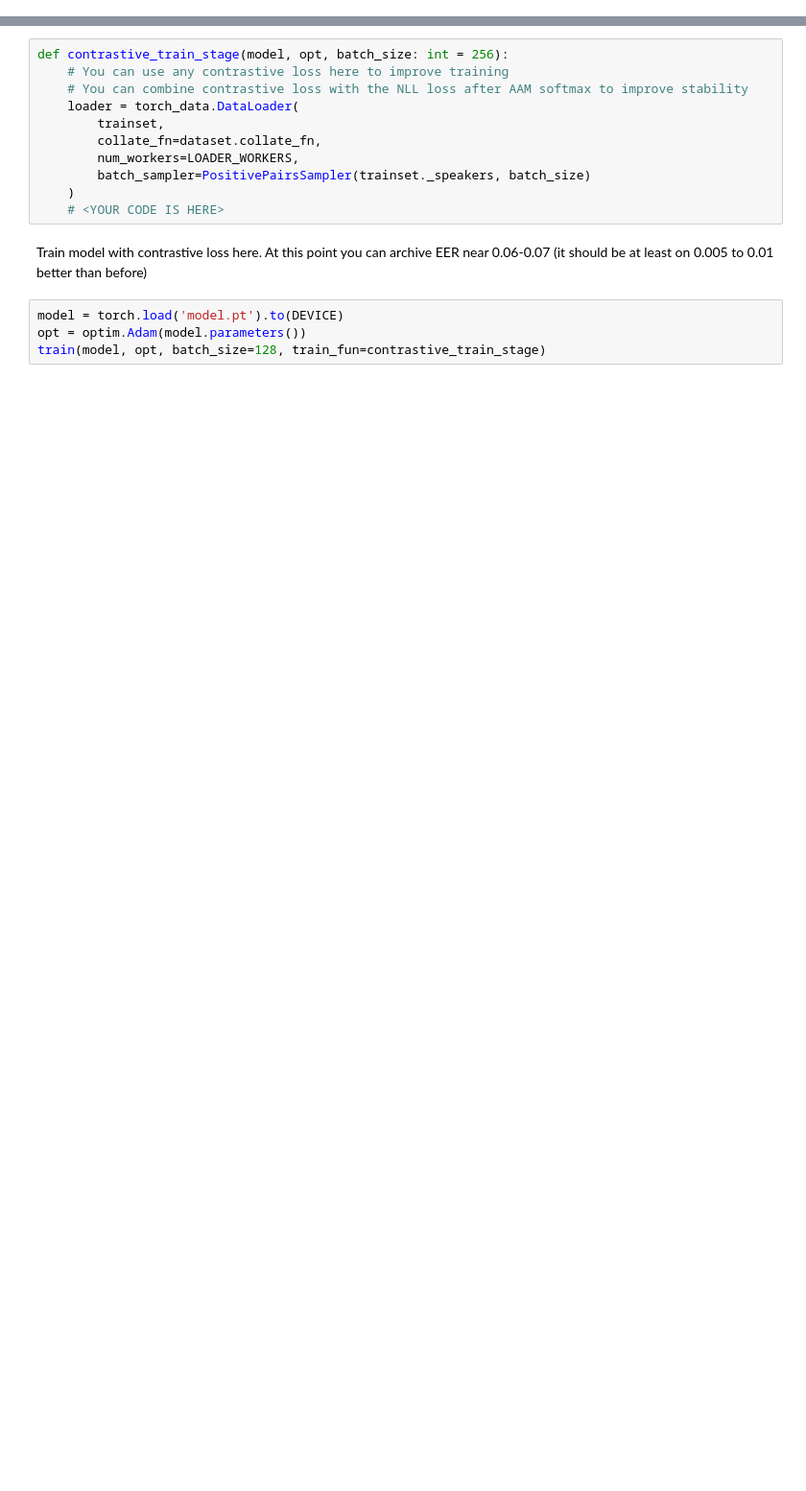
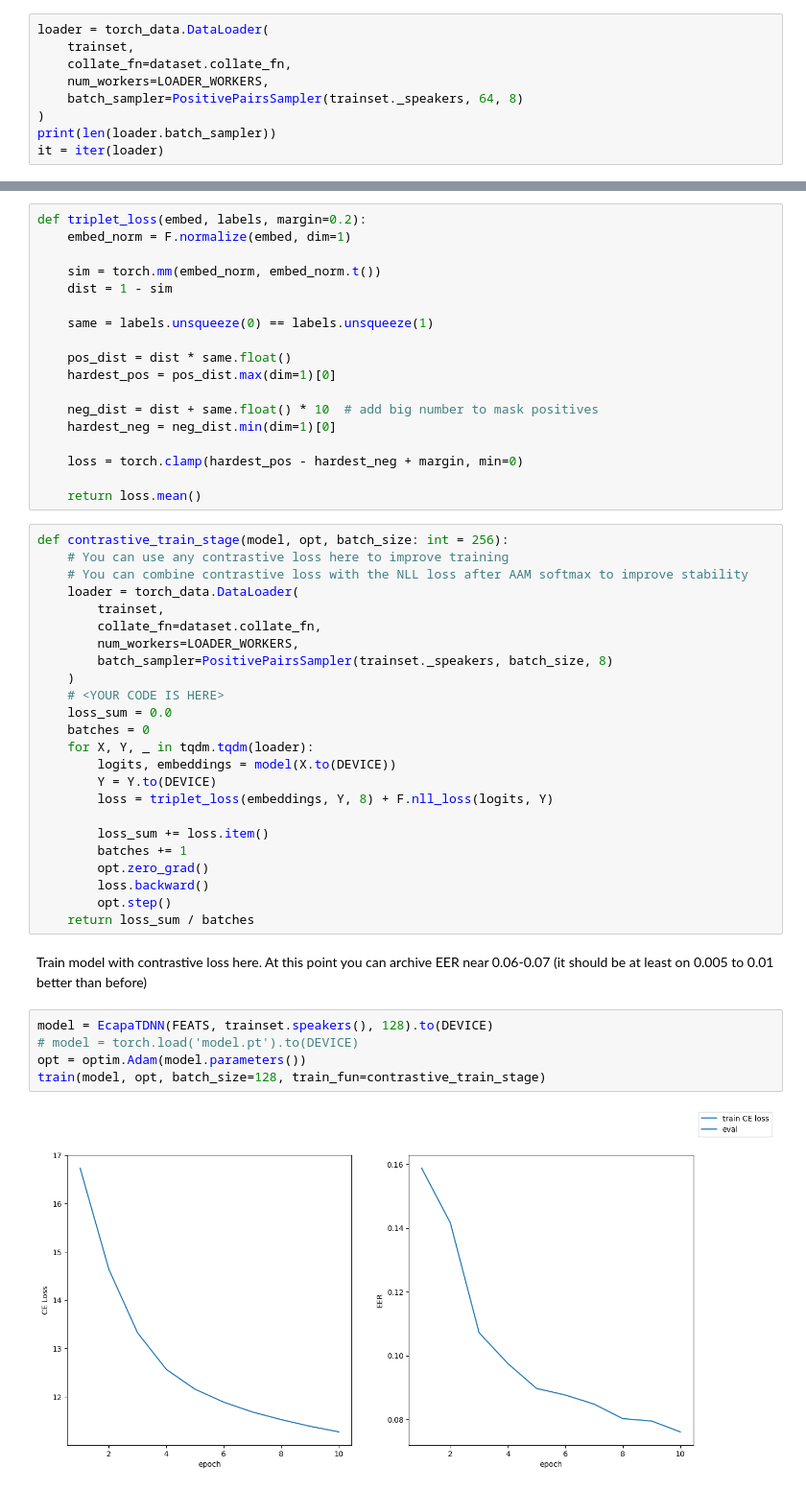
Before and after one commit to fantdali/speech_course, a Jupyter notebook: week_03_kws_bio/homework.ipynb, the cells around one changed output, grey strips where cells are left out. Shown: that part at 96% size. Saved outputs shown, nothing was run; the diff lists cells and outputs as text; blank space fills up the shorter version.

```diff
--- a/week_03_kws_bio/homework.ipynb
+++ b/week_03_kws_bio/homework.ipynb
@@ -416,0 +458,9 @@ class PositivePairsSampler(torch.utils.data.Sampler):
+# %%
+loader = torch_data.DataLoader(
+    trainset,
+    collate_fn=dataset.collate_fn,
+    num_workers=LOADER_WORKERS,
+    batch_sampler=PositivePairsSampler(trainset._speakers, 64, 8)
+)
+print(len(loader.batch_sampler))
+it = iter(loader)
@@ -417,3 +501,21 @@ class PositivePairsSampler(torch.utils.data.Sampler):
+# %%
+def triplet_loss(embed, labels, margin=0.2):
+    embed_norm = F.normalize(embed, dim=1)
+
+    sim = torch.mm(embed_norm, embed_norm.t())
+    dist = 1 - sim
+
+    same = labels.unsqueeze(0) == labels.unsqueeze(1)
+
+    pos_dist = dist * same.float()
+    hardest_pos = pos_dist.max(dim=1)[0]
+
+    neg_dist = dist + same.float() * 10  # add big number to mask positives
+    hardest_neg = neg_dist.min(dim=1)[0]
+
+    loss = torch.clamp(hardest_pos - hardest_neg + margin, min=0)
+
+    return loss.mean()
 # %%
 def contrastive_train_stage(model, opt, batch_size: int = 256):
     # You can use any contrastive loss here to improve training
@@ -422,12 +524,28 @@ def contrastive_train_stage(model, opt, batch_size: int = 256):
         trainset,
         collate_fn=dataset.collate_fn,
         num_workers=LOADER_WORKERS,
-        batch_sampler=PositivePairsSampler(trainset._speakers, batch_size)
+        batch_sampler=PositivePairsSampler(trainset._speakers, batch_size, 8)
     )
     # <YOUR CODE IS HERE>
+    loss_sum = 0.0
+    batches = 0
+    for X, Y, _ in tqdm.tqdm(loader):
+        logits, embeddings = model(X.to(DEVICE))
+        Y = Y.to(DEVICE)
+        loss = triplet_loss(embeddings, Y, 8) + F.nll_loss(logits, Y)
+
+        loss_sum += loss.item()
+        batches += 1
+        opt.zero_grad()
+        loss.backward()
+        opt.step()
+    return loss_sum / batches
 # %% [markdown]
 Train model with contrastive loss here. At this point you can archive EER near 0.06-0.07 (it should be at least on 0.005 to 0.01 better than before)
 # %%
-model = torch.load('model.pt').to(DEVICE)
+model = EcapaTDNN(FEATS, trainset.speakers(), 128).to(DEVICE)
+# model = torch.load('model.pt').to(DEVICE)
 opt = optim.Adam(model.parameters())
 train(model, opt, batch_size=128, train_fun=contrastive_train_stage)
+# %% [output]
+[figure, added]
```
Also changed, not shown: parts of 9 cells of this notebook.
